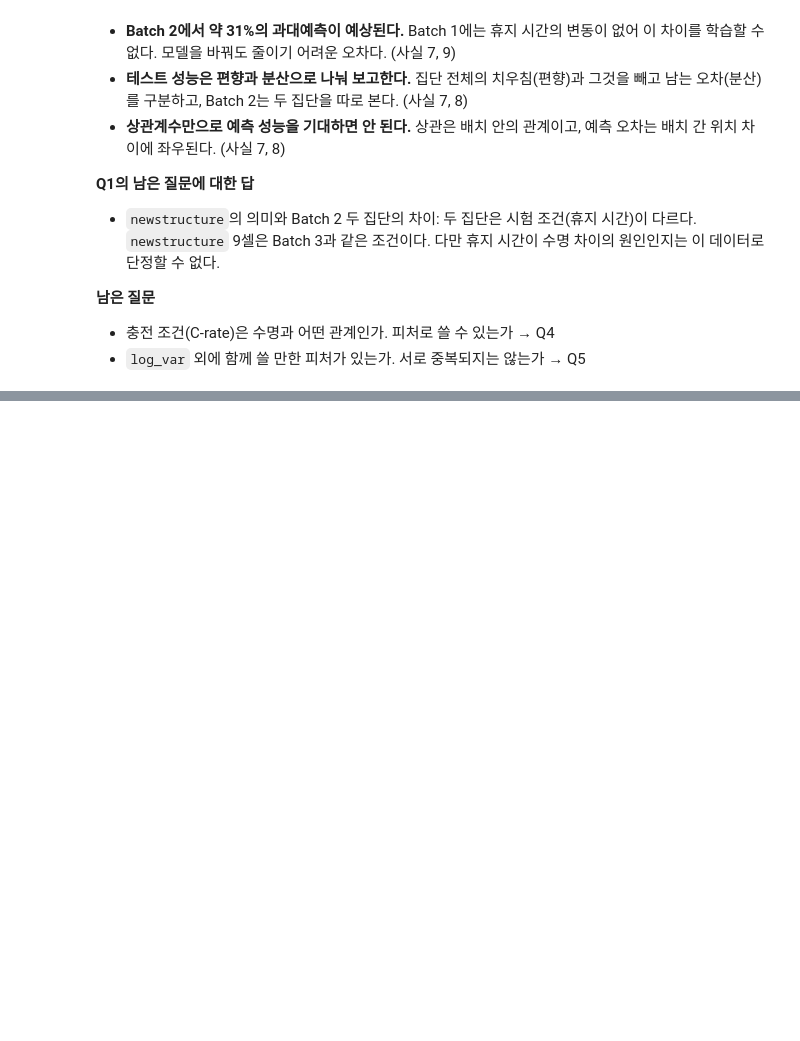
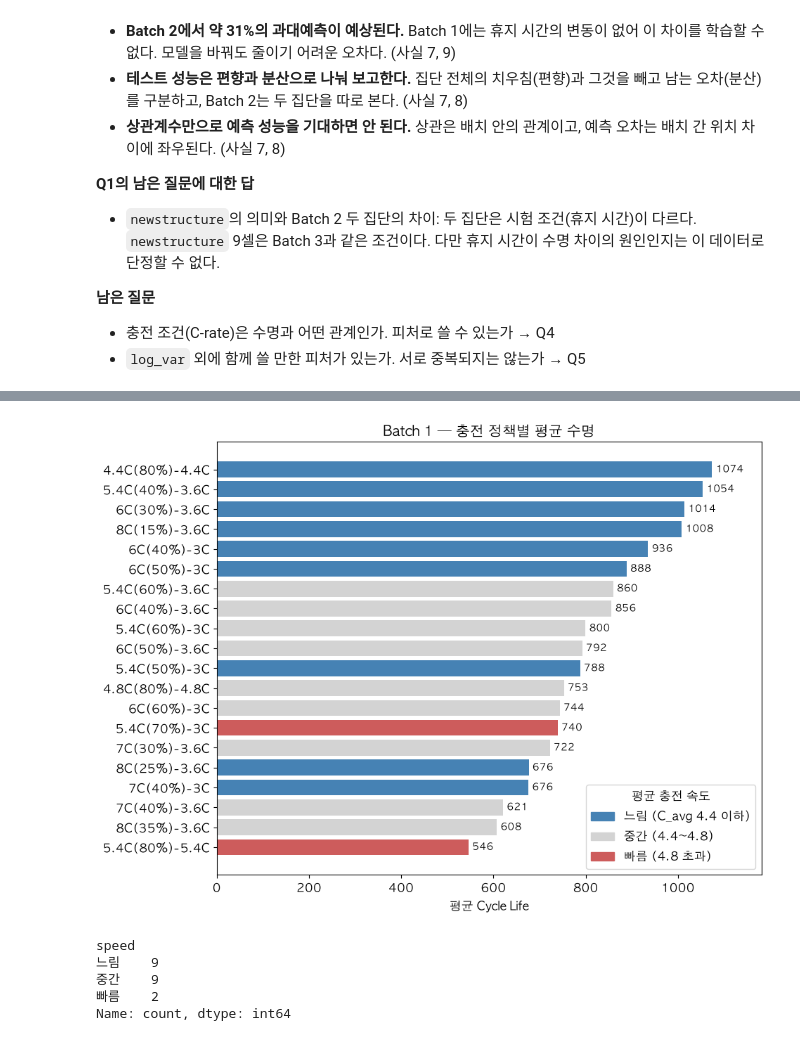
Before and after one commit to kyubin0973/DA-mini, a Jupyter notebook: notebooks/01_EDA.ipynb, the cells around one changed output, grey strips where cells are left out. Saved outputs shown, nothing was run; the diff lists cells and outputs as text; code cells hidden in the pictures; blank space fills up the shorter version.

```diff
--- a/notebooks/01_EDA.ipynb
+++ b/notebooks/01_EDA.ipynb
@@ -1357,0 +1585,32 @@ Batch 3               0.17  0.18
+# %%
+g = feat[feat['group'] == 'Batch 1']
+stat = (g.groupby('policy')
+        .agg(mean=('cycle_life', 'mean'), n=('cycle_life', 'size'), C_avg=('C_avg', 'first'))
+        .sort_values('mean'))
+
+# 충전 속도를 세 구간으로 나눔
+stat['speed'] = pd.cut(stat['C_avg'], bins=[0, 4.4, 4.8, 10], labels=['느림', '중간', '빠름'])
+palette = {'느림': 'steelblue', '중간': 'lightgray', '빠름': 'indianred'}
+
+fig, ax = plt.subplots(figsize=(10, 8))
+ax.barh(stat.index, stat['mean'], color=stat['speed'].map(palette).tolist())
+for i, (p, row) in enumerate(stat.iterrows()):
+    ax.text(row['mean'] + 8, i, f"{row['mean']:.0f}", va='center', fontsize=10)
+
+ax.set_xlabel('평균 Cycle Life')
+ax.set_title('Batch 1 — 충전 정책별 평균 수명')
+ax.set_xlim(0, stat['mean'].max() * 1.1)
+ax.legend(handles=[plt.Rectangle((0, 0), 1, 1, color=c) for c in palette.values()],
+          labels=['느림 (C_avg 4.4 이하)', '중간 (4.4~4.8)', '빠름 (4.8 초과)'],
+          title='평균 충전 속도', loc='lower right')
+plt.savefig(os.path.join(FIG_DIR, 'q4_policy_life.png'), dpi=150, bbox_inches='tight')
+plt.show()
+
+print(stat['speed'].value_counts())
+# %% [output]
+[figure, added]
+speed
+느림    9
+중간    9
+빠름    2
+Name: count, dtype: int64
```
Also changed, not shown: parts of 22 cells of this notebook, 3 other files.
